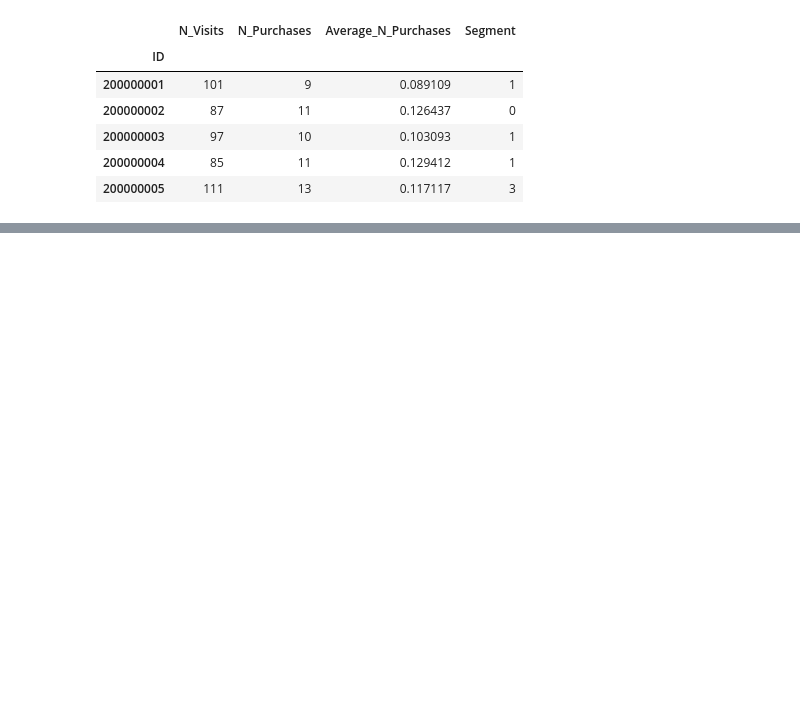
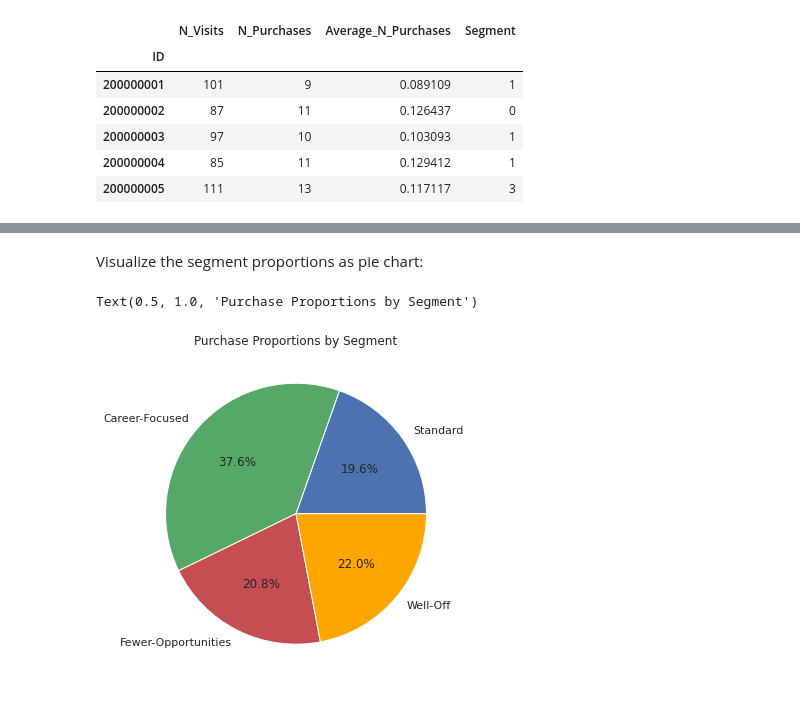
Before and after one commit to mihnguyen/udemy-customer-analytics, a Jupyter notebook: purchase-prediction/notebook_Purchase_Prediction.ipynb, the cells around one changed output, grey strips where cells are left out. Cells and saved outputs as stored; diff of their text form; code cells hidden in the pictures; blank space fills up the shorter version.

```diff
--- a/purchase-prediction/notebook_Purchase_Prediction.ipynb
+++ b/purchase-prediction/notebook_Purchase_Prediction.ipynb
@@ -11,6 +11,10 @@ from sklearn.decomposition import PCA
 from sklearn.cluster import KMeans
 
 import pickle
+
+import matplotlib.pyplot as plt
+import seaborn as sns
+sns.set()
 # %%
 from google.colab import files
 uploaded = files.upload()
@@ -231,0 +246,5 @@ df_purchase_descr.head()
+# %%
+segm_prop = df_purchase_descr[['N_Purchases', 'Segment']].groupby(['Segment']).count() / df_purchase_descr.shape[0]  # df.shape[0] is the same as adding another line for segm_prop['N_Purchases_All_Segments'] = df_purchase_descr['N_Purchases'].count()
+# Rename column
+segm_prop = segm_prop.rename(columns = {'N_Purchases': 'Purchase_Proportion_by_Segment'})
+segm_prop.head()
@@ -231,0 +258,12 @@ df_purchase_descr.head()
+# %% [markdown]
+Visualize the segment proportions as pie chart:
+# %%
+plt.figure(figsize = (9, 6))
+plt.pie(segm_prop['Purchase_Proportion_by_Segment'],
+        labels = ['Standard', 'Career-Focused', 'Fewer-Opportunities', 'Well-Off'],
+        autopct = '%1.1f%%',
+        colors = ('b', 'g', 'r', 'orange'))
+plt.title('Purchase Proportions by Segment')
+# %% [output]
+Text(0.5, 1.0, 'Purchase Proportions by Segment')
+[figure, added]
```
Also changed, not shown: parts of 5 cells of this notebook.
